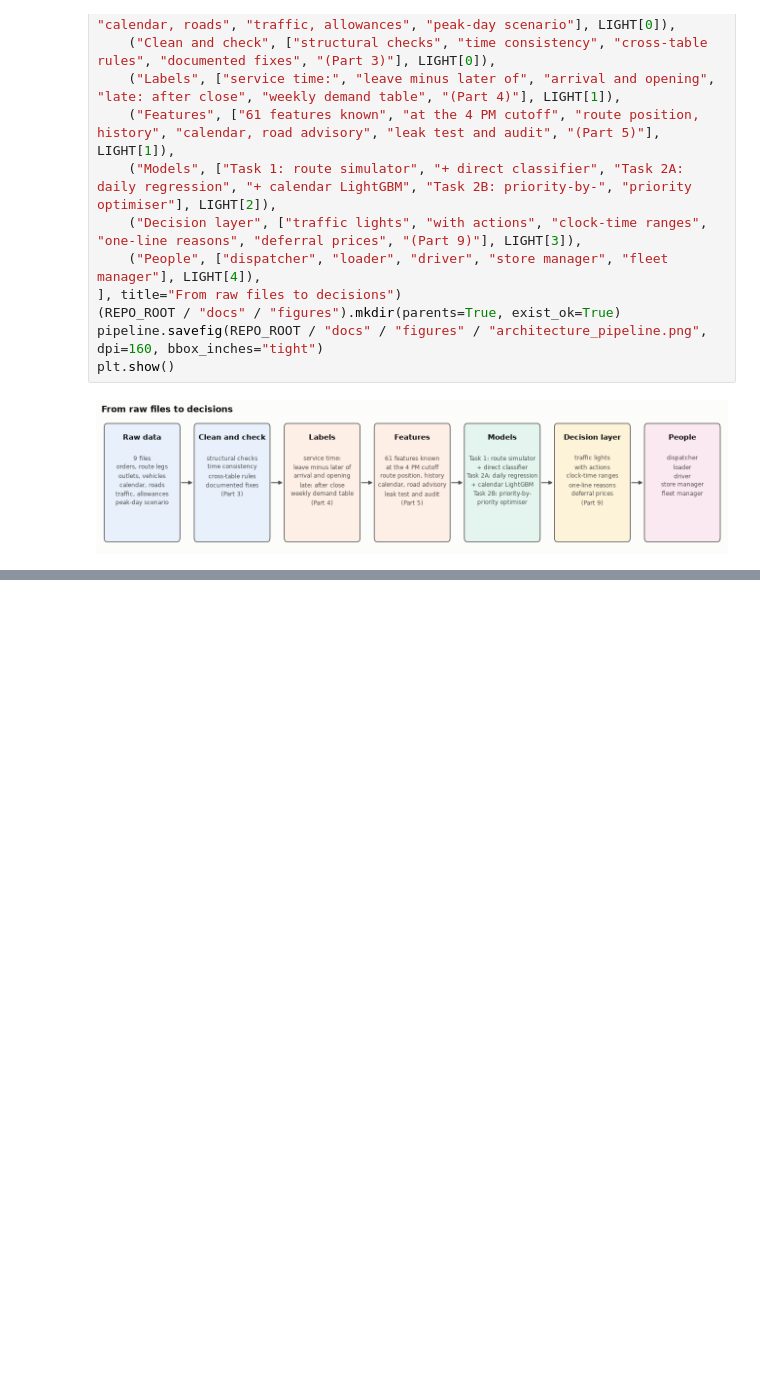
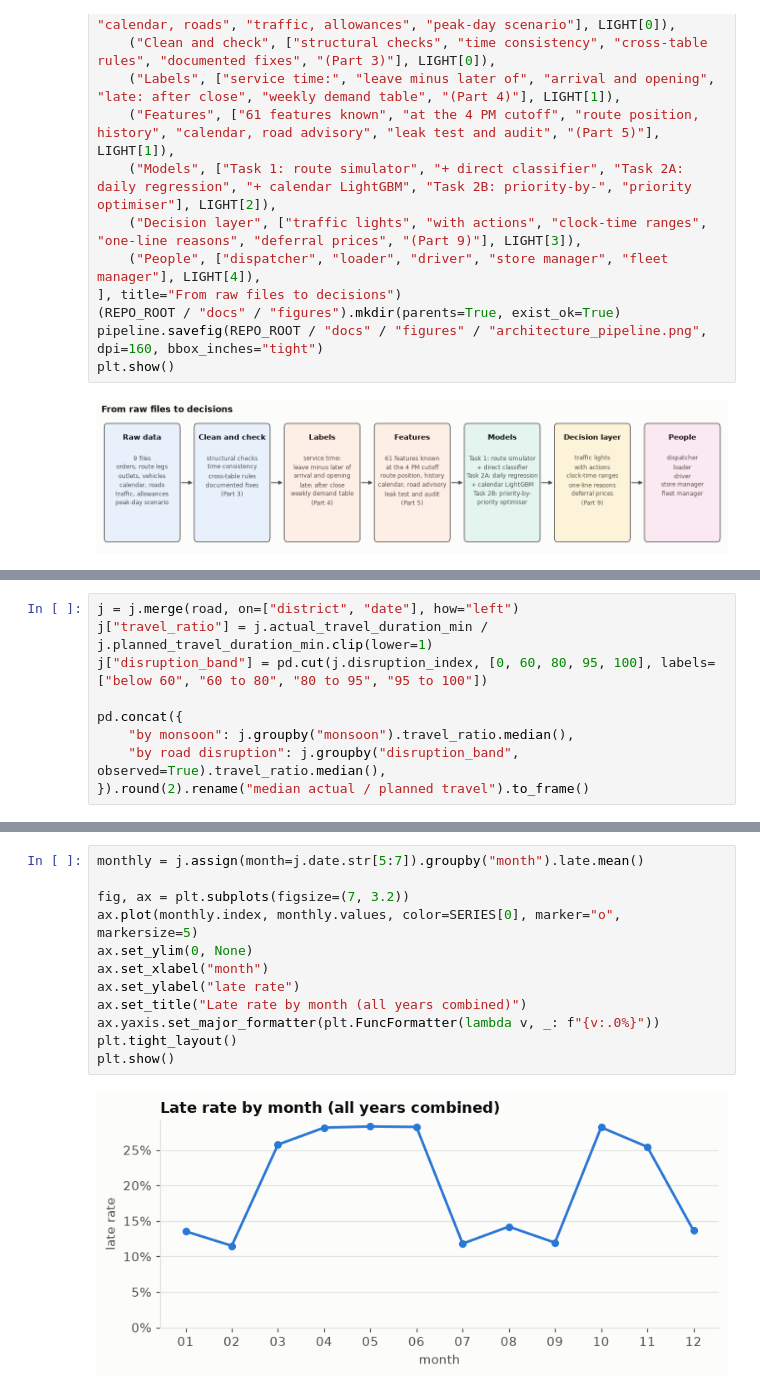
Before and after one commit to sameera-ekanayaka/Xora_Datathon, a Jupyter notebook: Xora_FinalNotebook.ipynb, the cells around one changed output, grey strips where cells are left out. Drawn from its saved outputs; the diff is of its cells as text; blank space fills up the shorter version.

Commit message:
Bring data understanding, cleaning, labels and features into the final notebook

```diff
--- a/Xora_FinalNotebook.ipynb
+++ b/Xora_FinalNotebook.ipynb
@@ -134,0 +399,9 @@ plt.show()
+# %%
+j = j.merge(road, on=["district", "date"], how="left")
+j["travel_ratio"] = j.actual_travel_duration_min / j.planned_travel_duration_min.clip(lower=1)
+j["disruption_band"] = pd.cut(j.disruption_index, [0, 60, 80, 95, 100], labels=["below 60", "60 to 80", "80 to 95", "95 to 100"])
+
+pd.concat({
+    "by monsoon": j.groupby("monsoon").travel_ratio.median(),
+    "by road disruption": j.groupby("disruption_band", observed=True).travel_ratio.median(),
+}).round(2).rename("median actual / planned travel").to_frame()
@@ -134,0 +422,14 @@ plt.show()
+# %%
+monthly = j.assign(month=j.date.str[5:7]).groupby("month").late.mean()
+
+fig, ax = plt.subplots(figsize=(7, 3.2))
+ax.plot(monthly.index, monthly.values, color=SERIES[0], marker="o", markersize=5)
+ax.set_ylim(0, None)
+ax.set_xlabel("month")
+ax.set_ylabel("late rate")
+ax.set_title("Late rate by month (all years combined)")
+ax.yaxis.set_major_formatter(plt.FuncFormatter(lambda v, _: f"{v:.0%}"))
+plt.tight_layout()
+plt.show()
+# %% [output]
+[figure, added]
```
Also changed, not shown: parts of 127 cells of this notebook.
